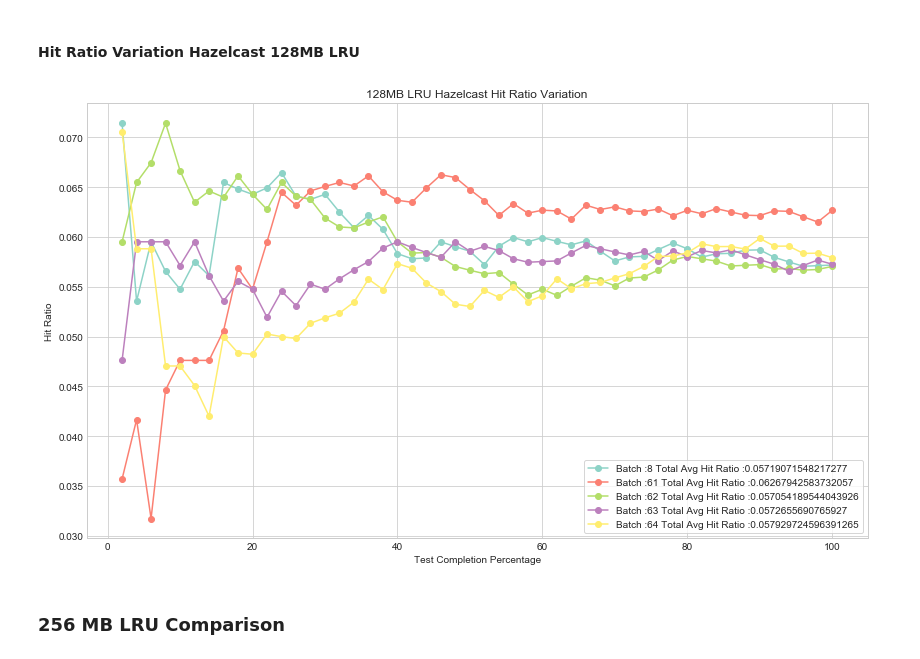
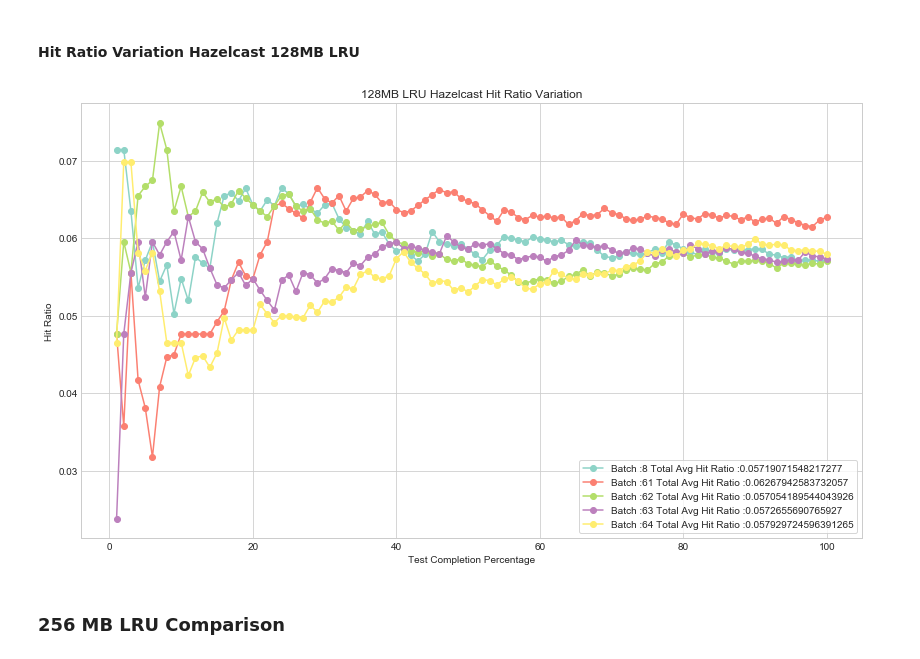
Before and after one commit to 1carew1/cachingrest_data_investigation, a Jupyter notebook: Cachingrest_Data_Investigation.ipynb, the cells around one changed output. Drawn from its saved outputs; the diff is of its cells as text; code cells hidden in the pictures.

```diff
--- a/Cachingrest_Data_Investigation.ipynb
+++ b/Cachingrest_Data_Investigation.ipynb
@@ -776,9 +776,9 @@ plot_hit_ratio_variation("128MB LRU Ehcache Hit Ratio Variation", ehcache_lru_12
 # %% [markdown]
 #### Hit Ratio Variation Hazelcast 128MB LRU
 # %%
-plot_hit_ratio_variation("128MB LRU Hazelcast Hit Ratio Variation", hazelcast_lru_128_data, 2)
+plot_hit_ratio_variation("128MB LRU Hazelcast Hit Ratio Variation", hazelcast_lru_128_data, 1)
 # %% [output]
-[figure, old version]
+[figure, new version]
 # %% [markdown]
 ### 256 MB LRU Comparison
 # %%
```
Also changed, not shown: parts of 5 cells of this notebook.
